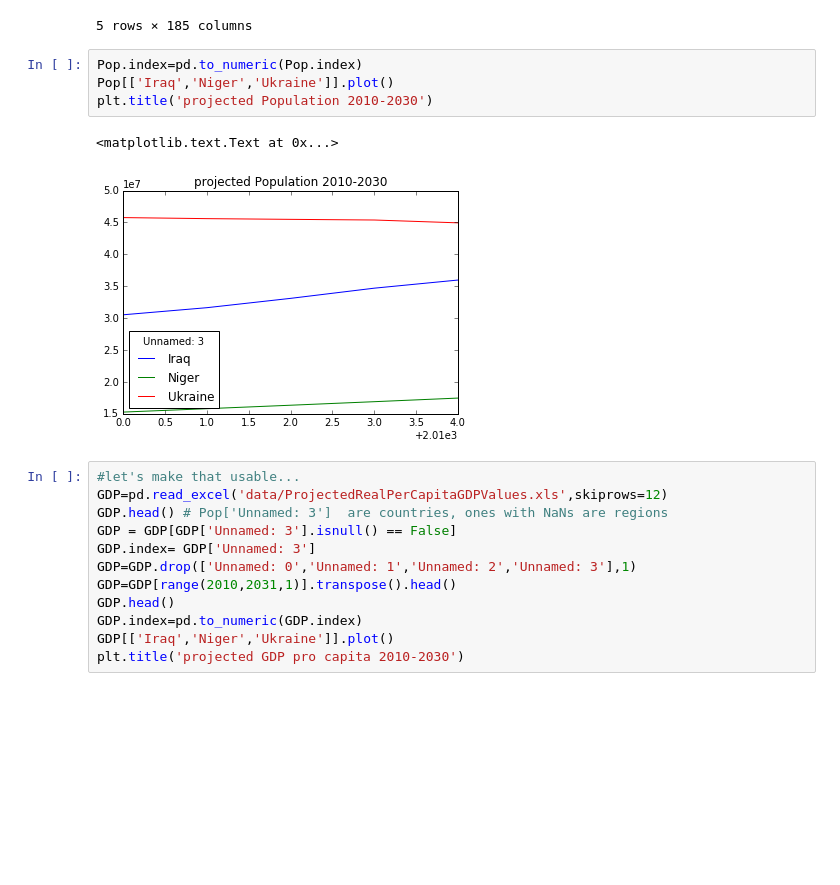
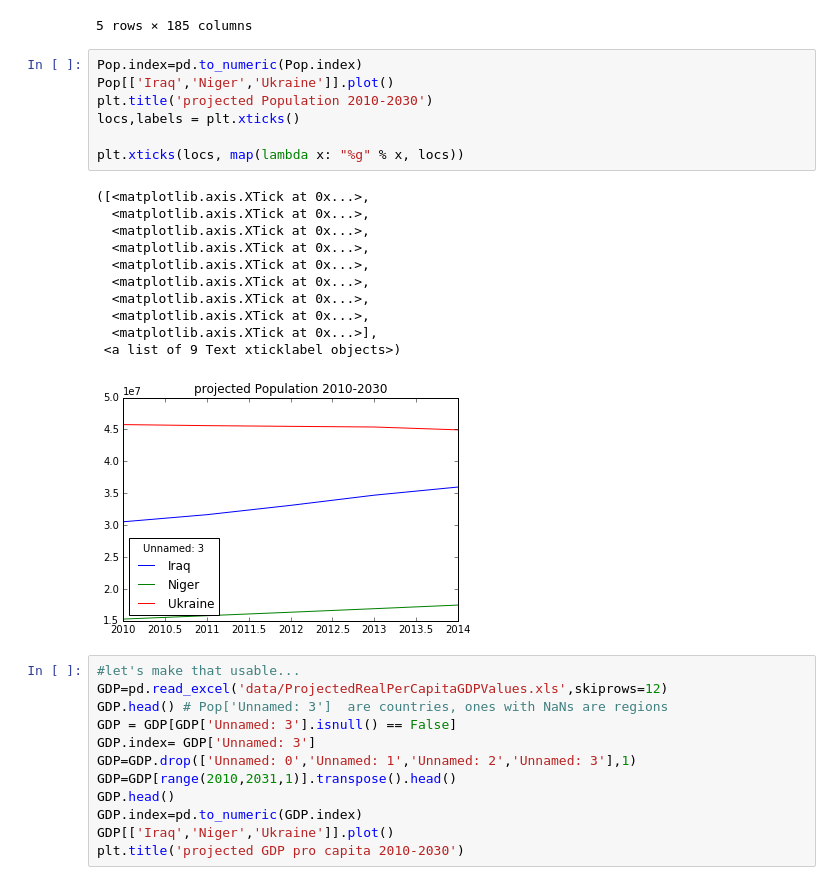
Before and after one commit to mattiaf/WFP, a Jupyter notebook: OtherData/USDA/USDA.ipynb, the cells around one changed output. Cells and saved outputs as stored; diff of their text form; blank space fills up the shorter version.

Commit message:
fix error in USDA plot

```diff
--- a/OtherData/USDA/USDA.ipynb
+++ b/OtherData/USDA/USDA.ipynb
@@ -47,10 +47,22 @@ Pop.head()
 # %%
 Pop.index=pd.to_numeric(Pop.index)
 Pop[['Iraq','Niger','Ukraine']].plot()
 plt.title('projected Population 2010-2030')
+locs,labels = plt.xticks()
+
+plt.xticks(locs, map(lambda x: "%g" % x, locs))
 # %% [output]
-<matplotlib.text.Text at 0x...>
+([<matplotlib.axis.XTick at 0x...>,
+  <matplotlib.axis.XTick at 0x...>,
+  <matplotlib.axis.XTick at 0x...>,
+  <matplotlib.axis.XTick at 0x...>,
+  <matplotlib.axis.XTick at 0x...>,
+  <matplotlib.axis.XTick at 0x...>,
+  <matplotlib.axis.XTick at 0x...>,
+  <matplotlib.axis.XTick at 0x...>,
+  <matplotlib.axis.XTick at 0x...>],
+ <a list of 9 Text xticklabel objects>)
-[figure, old version]
+[figure, new version]
 # %%
 #let's make that usable...
 GDP=pd.read_excel('data/ProjectedRealPerCapitaGDPValues.xls',skiprows=12)
```
